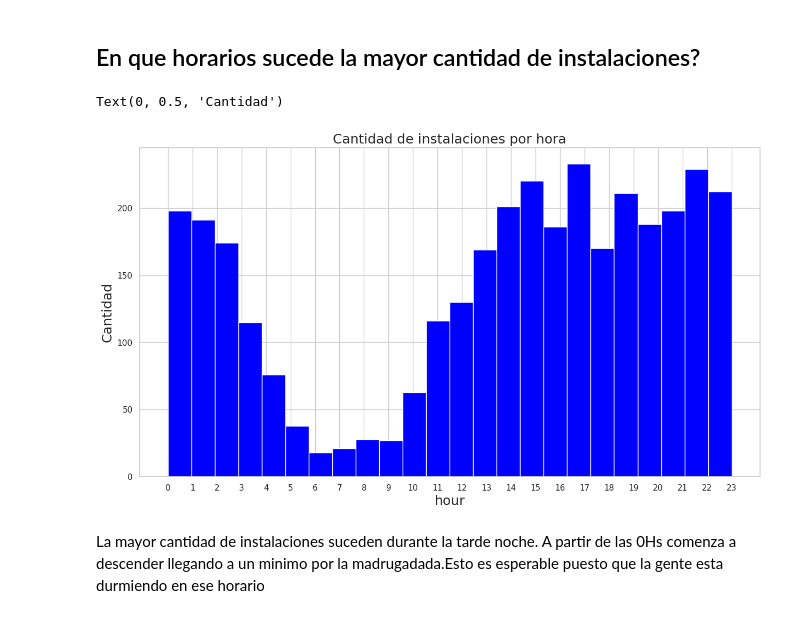
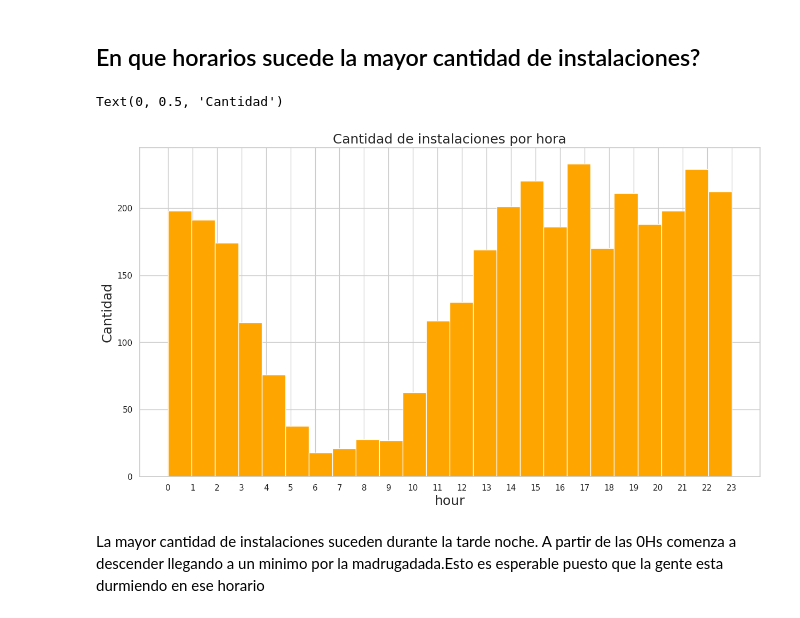
Before and after one commit to gatti2602/7506-datos, a Jupyter notebook: manu/installs.ipynb, the cells around one changed output. Drawn from its saved outputs; the diff is of its cells as text; code cells hidden in the pictures.

```diff
--- a/manu/installs.ipynb
+++ b/manu/installs.ipynb
@@ -70,24 +70,24 @@ installs['hour'] = installs['created'].dt.hour
 # %%
 import matplotlib.pyplot as plt
 import seaborn as sns
 
 %matplotlib inline
 
 plt.style.use('default') # haciendo los graficos un poco mas bonitos en matplotlib
 #plt.rcParams['figure.figsize'] = (20, 10)
 
 sns.set(style="whitegrid") # seteando tipo de grid en seaborn
 
 pd.options.display.float_format = '{:20,.2f}'.format # suprimimos la notacion cientifica en los outputs
 
-grafico_hora = installs['hour'].plot.hist(bins = 24, color = 'blue', figsize = (15,8))
+grafico_hora = installs['hour'].plot.hist(bins = 24, color = 'orange', figsize = (15,8))
 grafico_hora.set_title('Cantidad de instalaciones por hora', fontsize = 18)
 plt.xticks( [n for n in range(0,24,1)])
 grafico_hora.set_xlabel('hour', fontsize = 18)
 grafico_hora.set_ylabel('Cantidad', fontsize = 18)
 # %% [output]
 Text(0, 0.5, 'Cantidad')
-[figure, old version]
+[figure, new version]
 # %% [markdown]
 La mayor cantidad de instalaciones suceden durante la tarde noche. A partir de las 0Hs comenza a descender llegando a un minimo por la madrugadada.Esto es esperable puesto que la gente esta durmiendo en ese horario
 # %% [markdown]
```
Also changed, not shown: parts of 2 cells of this notebook.
